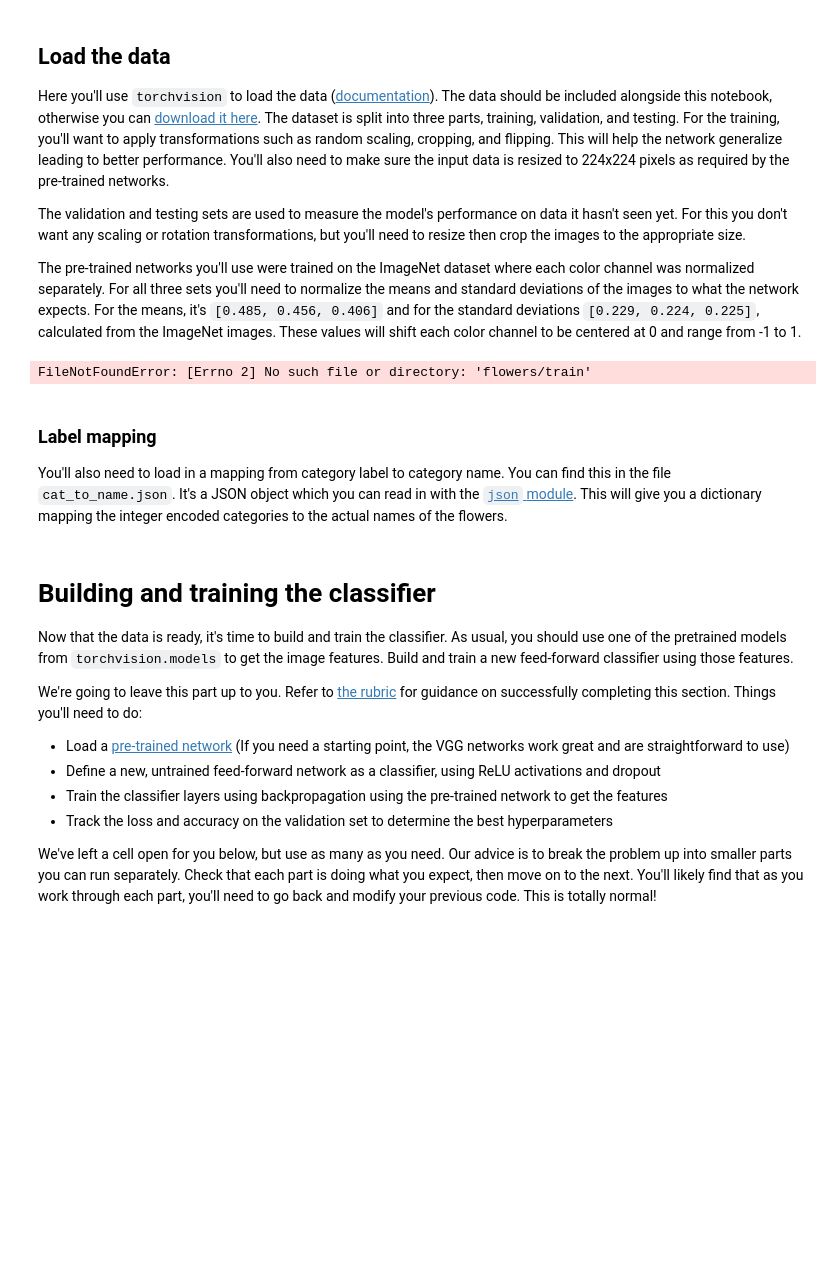
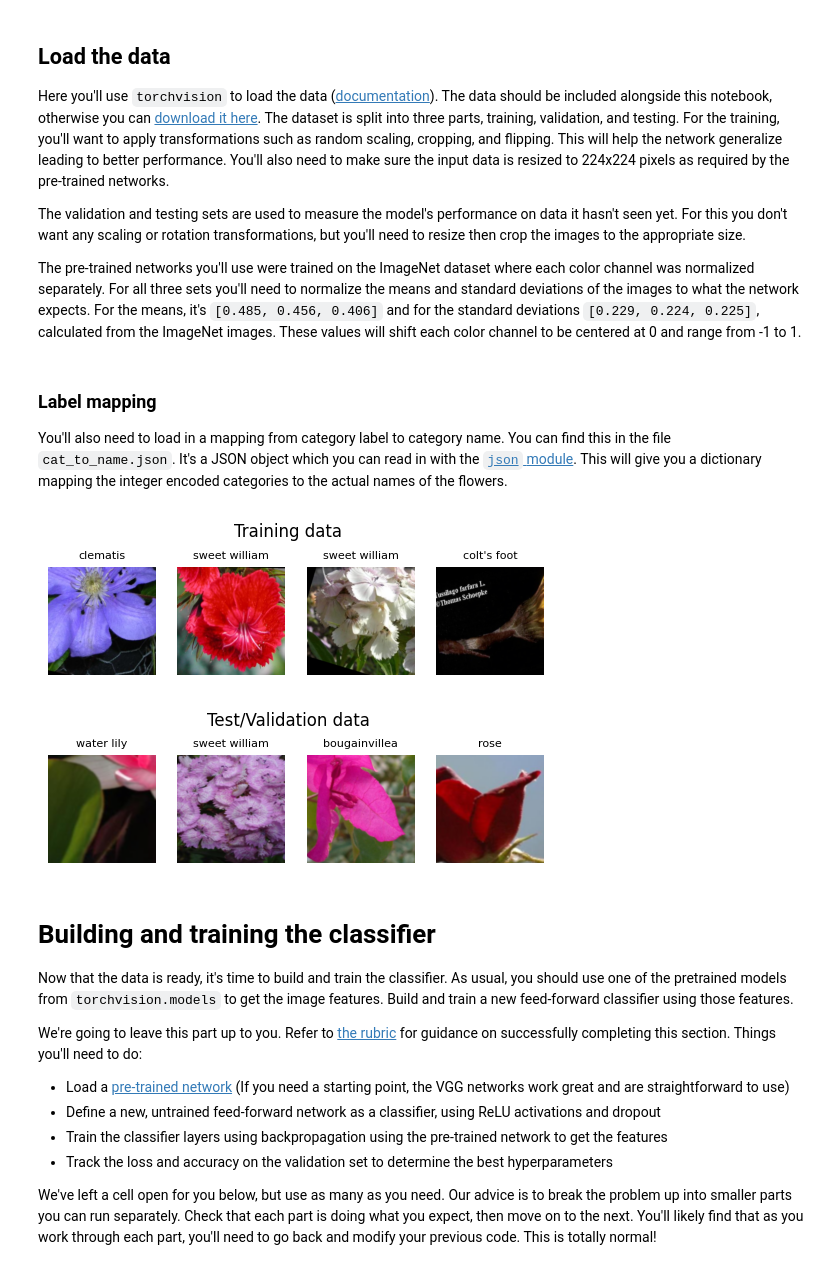
Before and after one commit to PascalYamlome/flower_classifier, a Jupyter notebook: Image Classifier Project.ipynb, the cells around one changed output. Saved outputs shown, nothing was run; the diff lists cells and outputs as text; code cells hidden in the pictures; blank space fills up the shorter version.

Commit message:
implemeted train.py and predict.py

```diff
--- a/Image Classifier Project.ipynb
+++ b/Image Classifier Project.ipynb
@@ -45,7 +60,7 @@ The validation and testing sets are used to measure the model's performance on d
 
 The pre-trained networks you'll use were trained on the ImageNet dataset where each color channel was normalized separately. For all three sets you'll need to normalize the means and standard deviations of the images to what the network expects. For the means, it's `[0.485, 0.456, 0.406]` and for the standard deviations `[0.229, 0.224, 0.225]`, calculated from the ImageNet images.  These values will shift each color channel to be centered at 0 and range from -1 to 1.
 # %%
-data_dir = 'flowers'
+data_dir = '/lustre/home/yamlomep/data/flowers'
 train_dir = data_dir + '/train'
 valid_dir = data_dir + '/valid'
 test_dir = data_dir + '/test'
@@ -74,8 +89,6 @@ validation_dataset = datasets.ImageFolder(valid_dir, transform=test_datatransfor
 test_dataset = datasets.ImageFolder(test_dir, transform=test_datatransforms)
 
 # TODO: Using the image datasets and the trainforms, define the dataloaders
-train_dataloader = torch.utils.data.DataLoader(train_dataset, batch_size=32)
-validation_dataloader = torch.utils.data.DataLoader(validation_dataset, batch_size=32)
+train_dataloader = torch.utils.data.DataLoader(train_dataset, batch_size=64, shuffle=True)
+validation_dataloader = torch.utils.data.DataLoader(validation_dataset, batch_size=64, shuffle=True)
 test_dataloader = torch.utils.data.DataLoader(test_dataset, batch_size=32)
-# %% [output]
-FileNotFoundError: [Errno 2] No such file or directory: 'flowers/train'
@@ -88,6 +124,41 @@ import json
 
 with open('cat_to_name.json', 'r') as f:
     cat_to_name = json.load(f)
+# %%
+train_images, train_labels = next(iter(train_dataloader))
+test_images, test_labels = next(iter(validation_dataloader))
+
+train_keys = list(train_dataset.class_to_idx.keys())
+validation_keys = list(train_dataset.class_to_idx.keys())
+# %%
+fig, axes = plt.subplots(1,4)
+for i, ax in enumerate(axes.flatten()):
+    img_tensor= train_images[i]
+    lbl_id =train_labels[i].item()
+    label = cat_to_name[train_keys[lbl_id]]
+    #print(lbl_id)
+    imshow(img_tensor, ax=ax, title=label, normalize=True)
+    ax.set_title(label, fontsize=8)
+
+plt.suptitle('Training data', y=0.7)
+
+plt.show()
+
+fig, axes = plt.subplots(1,4)
+for i, ax in enumerate(axes.flatten()):
+    img_tensor= test_images[i]
+    lbl_id =test_labels[i].item()
+    label = cat_to_name[validation_keys[lbl_id]]
+    #print(lbl_id)
+    imshow(img_tensor, ax=ax, title=label, normalize=True)
+    ax.set_title(label, fontsize=8)
+
+plt.suptitle('Test/Validation data', y=0.7)
+
+plt.show()
+# %% [output]
+[figure, added]
+[figure, added]
 # %% [markdown]
 # Building and training the classifier
 
```
Also changed, not shown: parts of 30 cells of this notebook, 4 other files.
